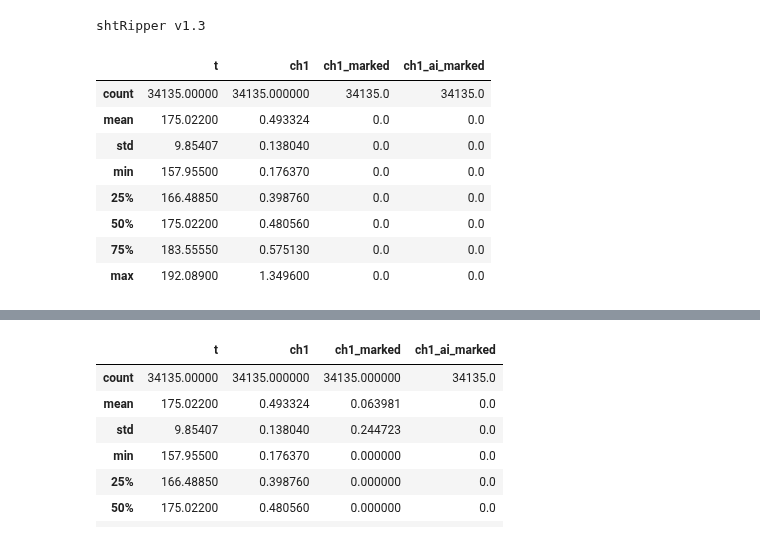
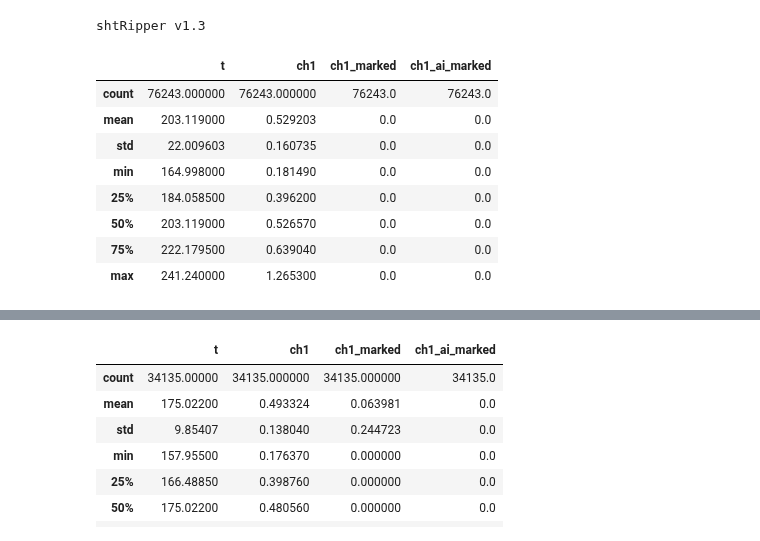
Before and after one commit to feodorrussia/D-alpha-instability-search, a Jupyter notebook: D-alpha marking.ipynb, the cells around one changed output, grey strips where cells are left out. Drawn from its saved outputs; the diff is of its cells as text; code cells hidden in the pictures.

```diff
--- a/D-alpha marking.ipynb
+++ b/D-alpha marking.ipynb
@@ -14,28 +14,28 @@ shtRipper v1.3
 # %%
 interval_path = "data/intervals/"
 signal_path = "data/d-alpha/"
 
-filename = "sht44168"
+filename = "sht44183"
 F_ID = filename[-5:]
 
 if os.path.isfile(interval_path + f"df/{F_ID}_data.csv"):
     df = pd.read_csv(interval_path + f"df/{F_ID}_data.csv", sep=",")
 else:
     df = read_dataFile(interval_path + filename + "_exportGlobus2.dat", F_ID)
     df["ch1_marked"] = pd.Series([0] * df.shape[0])
     df["ch1_ai_marked"] = pd.Series([0] * df.shape[0])
 
 df.describe()
 # %% [output]
 |  | t | ch1 | ch1_marked | ch1_ai_marked |
-| count | 34135.00000 | 34135.000000 | 34135.0 | 34135.0 |
-| mean | 175.02200 | 0.493324 | 0.0 | 0.0 |
-| std | 9.85407 | 0.138040 | 0.0 | 0.0 |
-| min | 157.95500 | 0.176370 | 0.0 | 0.0 |
-| 25% | 166.48850 | 0.398760 | 0.0 | 0.0 |
-| 50% | 175.02200 | 0.480560 | 0.0 | 0.0 |
-| 75% | 183.55550 | 0.575130 | 0.0 | 0.0 |
-| max | 192.08900 | 1.349600 | 0.0 | 0.0 |
+| count | 76243.000000 | 76243.000000 | 76243.0 | 76243.0 |
+| mean | 203.119000 | 0.529203 | 0.0 | 0.0 |
+| std | 22.009603 | 0.160735 | 0.0 | 0.0 |
+| min | 164.998000 | 0.181490 | 0.0 | 0.0 |
+| 25% | 184.058500 | 0.396200 | 0.0 | 0.0 |
+| 50% | 203.119000 | 0.526570 | 0.0 | 0.0 |
+| 75% | 222.179500 | 0.639040 | 0.0 | 0.0 |
+| max | 241.240000 | 1.265300 | 0.0 | 0.0 |
 # %%
 import matplotlib.pyplot as plt
 from matplotlib.ticker import AutoMinorLocator
```
Also changed, not shown: parts of 1 cell of this notebook.
